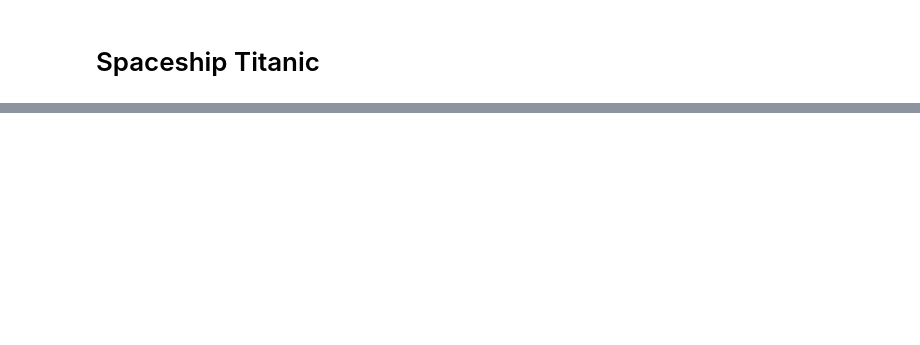
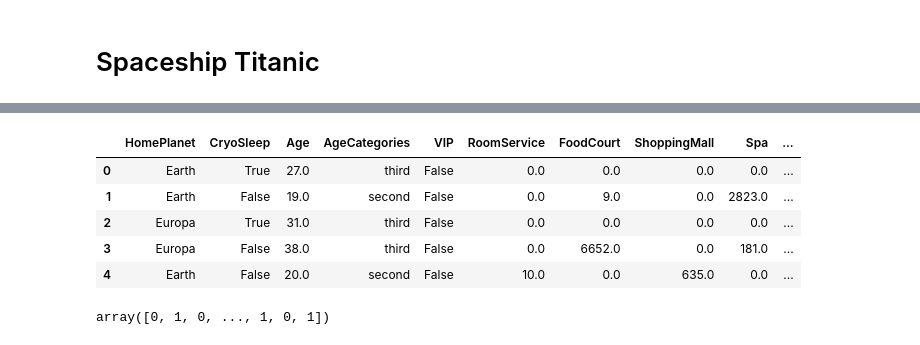
Before and after one commit to astroid19/Spaceship_Titanic, a Jupyter notebook: source /spaceship_titanic.ipynb, the cells around one changed output, grey strips where cells are left out. Saved outputs shown, nothing was run; the diff lists cells and outputs as text; code cells hidden in the pictures; blank space fills up the shorter version.

```diff
--- a/source /spaceship_titanic.ipynb
+++ b/source /spaceship_titanic.ipynb
@@ -188,0 +92,52 @@ imputer = KNNImputer(n_neighbors=90)
+# %%
+cabin_parts = train['Cabin'].str.split('/', expand=True)
+
+train['Deck'] = cabin_parts[0]
+train['Num'] = cabin_parts[1].astype(float)
+train['Side'] = cabin_parts[2]
+train.drop(['Cabin'], axis=1, inplace=True)
+
+test_cabin_parts = test['Cabin'].str.split('/', expand=True)
+test['Deck'] = test_cabin_parts[0]
+test['Num'] = test_cabin_parts[1].astype(float)
+test['Side'] = test_cabin_parts[2]
+test.drop(['Cabin'], axis=1, inplace=True)
+# %%
+columns_mode_fill = ['HomePlanet', 'CryoSleep', 'VIP', 'Side', 'Deck']
+columns_mean_fill = ['Age']
+columns_zero_fill = ['RoomService', 'FoodCourt', 'ShoppingMall', 'Spa', 'VRDeck', 'Num']
+
+mode_values = train[columns_mode_fill].mode().iloc[0]
+train[columns_mode_fill] = train[columns_mode_fill].fillna(mode_values)
+mean_values = train[columns_mean_fill].mean()
+train[columns_mean_fill] = train[columns_mean_fill].fillna(mean_values)
+train[columns_zero_fill] = train[columns_zero_fill].fillna(0)
+
+mode_values = test[columns_mode_fill].mode().iloc[0]
+test[columns_mode_fill] = test[columns_mode_fill].fillna(mode_values)
+mean_values = test[columns_mean_fill].mean()
+test[columns_mean_fill] = test[columns_mean_fill].fillna(mean_values)
+test[columns_zero_fill] = test[columns_zero_fill].fillna(0)
+# %%
+train['MoneySpent'] = train[['RoomService', 'FoodCourt', 'ShoppingMall', 'Spa', 'VRDeck']].sum(axis=1)
+test['MoneySpent'] = test[['RoomService', 'FoodCourt', 'ShoppingMall', 'Spa', 'VRDeck']].sum(axis=1)
+
+# Insert a new column for age categories
+train.insert(3, 'AgeCategories', value=0)
+test.insert(3, 'AgeCategories', value=0)
+
+# Define age categories based on age
+age_bins = [0, 15, 25, 66, float('inf')]
+age_labels = ['first', 'second', 'third', 'fourth']
+
+train['AgeCategories'] = pd.cut(train['Age'], bins=age_bins, labels=age_labels, right=False)
+test['AgeCategories'] = pd.cut(test['Age'], bins=age_bins, labels=age_labels, right=False)
+# %%
+test.head()
+# %% [output]
+|  | HomePlanet | CryoSleep | Age | AgeCategories | VIP | RoomService | FoodCourt | ShoppingMall | Spa | ... |
+| 0 | Earth | True | 27.0 | third | False | 0.0 | 0.0 | 0.0 | 0.0 | ... |
+| 1 | Earth | False | 19.0 | second | False | 0.0 | 9.0 | 0.0 | 2823.0 | ... |
+| 2 | Europa | True | 31.0 | third | False | 0.0 | 0.0 | 0.0 | 0.0 | ... |
+| 3 | Europa | False | 38.0 | third | False | 0.0 | 6652.0 | 0.0 | 181.0 | ... |
+| 4 | Earth | False | 20.0 | second | False | 10.0 | 0.0 | 635.0 | 0.0 | ... |
@@ -188,0 +160,4 @@ imputer = KNNImputer(n_neighbors=90)
+# %%
+train_labels
+# %% [output]
+array([0, 1, 0, ..., 1, 0, 1])
```
Also changed, not shown: parts of 34 cells of this notebook, 3 other files.
